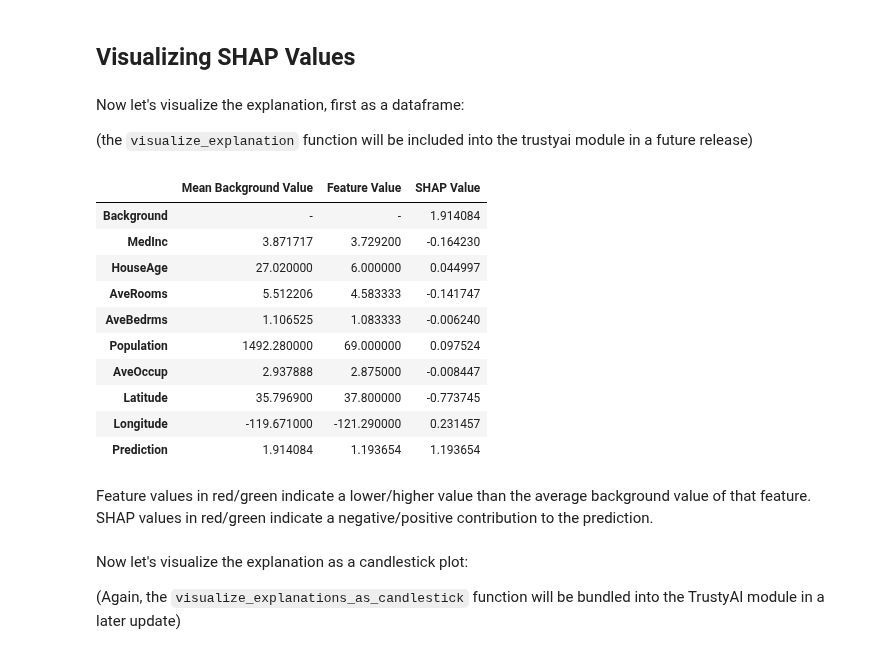
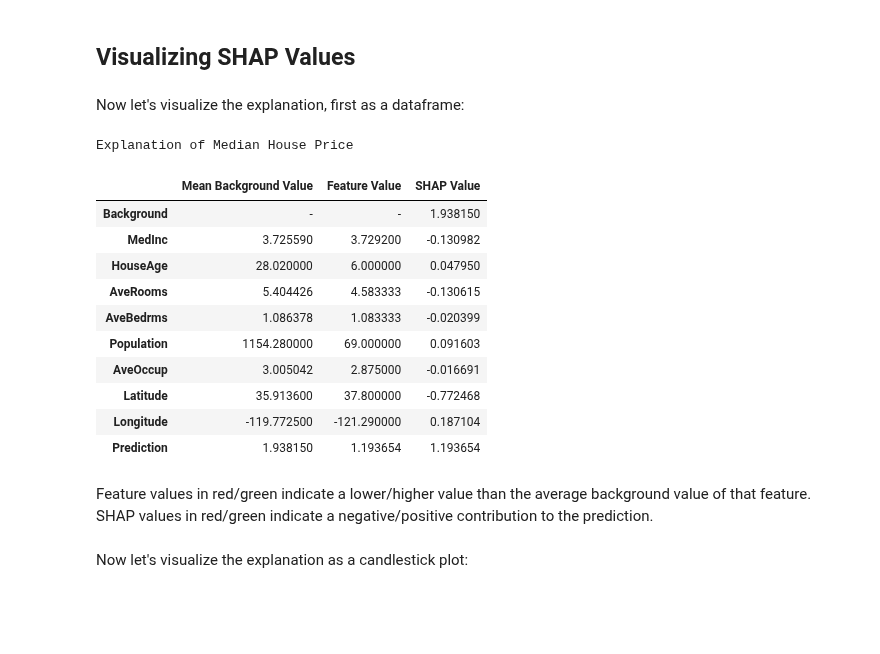
Before and after one commit to trustyai-explainability/trustyai-explainability-python-examples, a Jupyter notebook: examples/SHAP.ipynb, the cells around one changed output. Drawn from its saved outputs; the diff is of its cells as text; code cells hidden in the pictures; blank space fills up the shorter version.

```diff
--- a/examples/SHAP.ipynb
+++ b/examples/SHAP.ipynb
@@ -213,62 +213,23 @@ WARNING: All illegal access operations will be denied in a future release
 ## Visualizing SHAP Values
 # %% [markdown]
 Now let's visualize the explanation, first as a dataframe:
-
-(the `visualize_explanation` function will be included into the trustyai module in a future release)
 # %%
-import pandas as pd
-from IPython.display import display
-from matplotlib.colors import  LinearSegmentedColormap
-
-def visualize_explanations_as_text(explanation, background):
-    def color_feature_values(feature_vals, background_vals):
-        formats = []
-        for i, x in enumerate(feature_vals[1:-1]):
-            if x<background_vals[i]:
-                formats.append("background-color:#ee0000")
-            elif x>background_vals[i]:
-                formats.append("background-color:#13ba3c")
-            else:
-                formats.append(None)
-        return [None] + formats + [None]
-
-    cmap = LinearSegmentedColormap.from_list(name='rwg', colors=['#ee0000', "#ffffff","#13ba3c"])
-
-    for i, saliency in enumerate(explanation.getSaliencies()):
-        background_mean_f_vals = np.mean([[f.getValue().asNumber() for f in pi.getFeatures()] for pi in background], 0).tolist()
-        f_vals = [pfi.getFeature().getValue().asNumber() for pfi in saliency.getPerFeatureImportance()]
-        shap_vals = [pfi.getScore() for pfi in saliency.getPerFeatureImportance()]
-        feature_names = [str(pfi.getFeature().getName()) for pfi in saliency.getPerFeatureImportance()]
-        columns = ['Mean Background Value', 'Feature Value', 'SHAP Value']
-        df = pd.DataFrame([background_mean_f_vals, f_vals, shap_vals], index=columns, columns=feature_names).T
-        fnull = explanation.getFnull().getEntry(i)
-        background_row = pd.DataFrame([["-","-",fnull]], index=['Background'], columns=columns)
-        prediction_row = pd.DataFrame([[fnull,sum(shap_vals) + fnull,sum(shap_vals) + fnull]], index=['Prediction'], columns=columns)
-        df = pd.concat([background_row, df, prediction_row])
-
-        slices = (slice(feature_names[0],feature_names[-1]), 'SHAP Value')
-        vmin, vmax = -1*max(np.abs(shap_vals)), max(np.abs(shap_vals))
-        style = df.style.background_gradient(cmap, subset=slices, vmin=vmin, vmax=vmax)
-        display(style.apply(color_feature_values, background_vals=background_mean_f_vals, subset='Feature Value', axis=0))
-
-
-visualize_explanations_as_text(explanations, X_train_PIs[:100])
+explanations.visualize_as_dataframe()
 # %% [output]
+Explanation of Median House Price
 |  | Mean Background Value | Feature Value | SHAP Value |
-| Background | - | - | 1.914084 |
-| MedInc | 3.871717 | 3.729200 | -0.164230 |
-| HouseAge | 27.020000 | 6.000000 | 0.044997 |
-| AveRooms | 5.512206 | 4.583333 | -0.141747 |
-| AveBedrms | 1.106525 | 1.083333 | -0.006240 |
-| Population | 1492.280000 | 69.000000 | 0.097524 |
-| AveOccup | 2.937888 | 2.875000 | -0.008447 |
-| Latitude | 35.796900 | 37.800000 | -0.773745 |
-| Longitude | -119.671000 | -121.290000 | 0.231457 |
-| Prediction | 1.914084 | 1.193654 | 1.193654 |
+| Background | - | - | 1.938150 |
+| MedInc | 3.725590 | 3.729200 | -0.130982 |
+| HouseAge | 28.020000 | 6.000000 | 0.047950 |
+| AveRooms | 5.404426 | 4.583333 | -0.130615 |
+| AveBedrms | 1.086378 | 1.083333 | -0.020399 |
+| Population | 1154.280000 | 69.000000 | 0.091603 |
+| AveOccup | 3.005042 | 2.875000 | -0.016691 |
+| Latitude | 35.913600 | 37.800000 | -0.772468 |
+| Longitude | -119.772500 | -121.290000 | 0.187104 |
+| Prediction | 1.938150 | 1.193654 | 1.193654 |
 # %% [markdown]
 Feature values in red/green indicate a lower/higher value than the average background value of that feature. SHAP values in red/green indicate a negative/positive contribution to the prediction.
 # %% [markdown]
 Now let's visualize the explanation as a candlestick plot:
-
-(Again, the `visualize_explanations_as_candlestick` function will be bundled into the TrustyAI module in a later update)
 # %%
```
Also changed, not shown: parts of 4 cells of this notebook.
